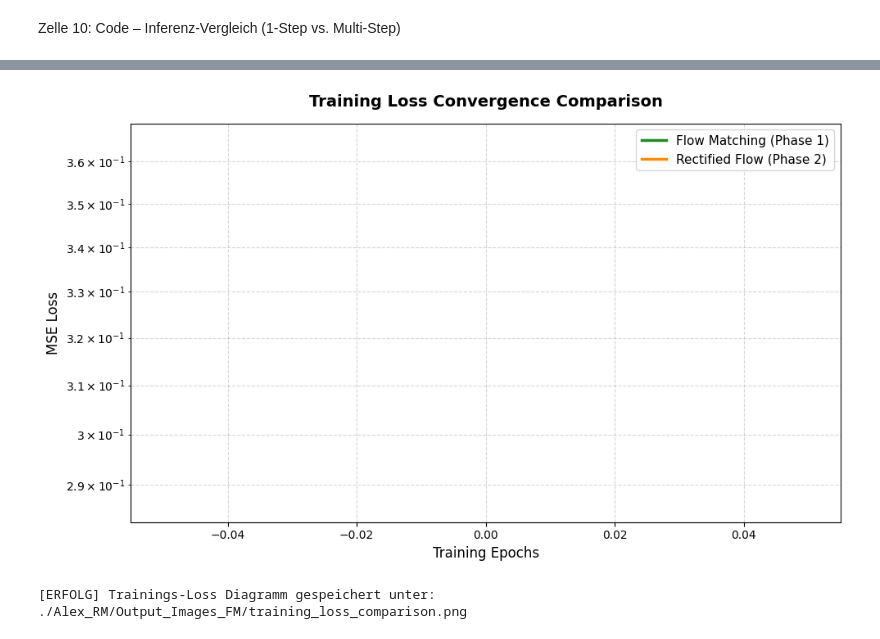
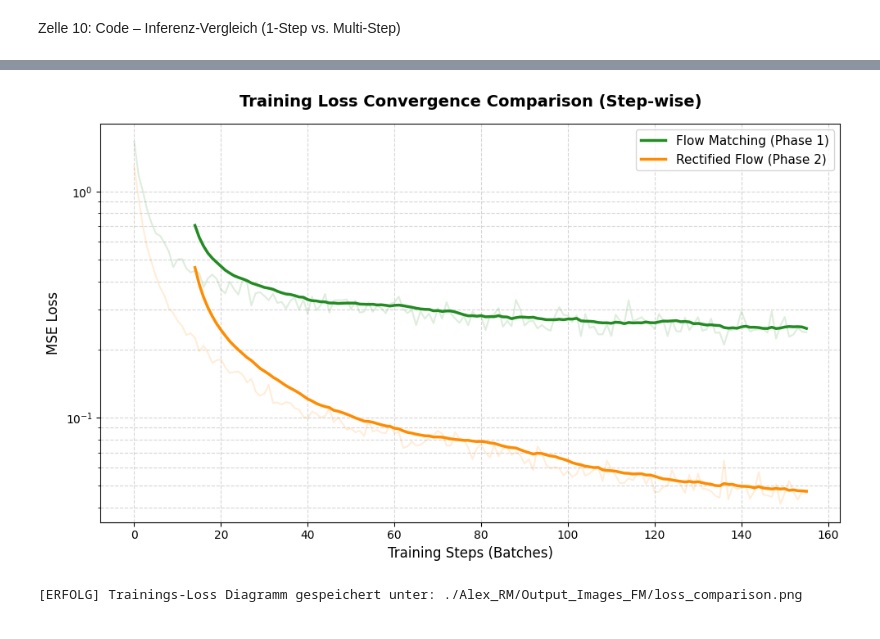
Before and after one commit to joahofmann/antiCeleb064, a Jupyter notebook: FM_RM_Colab_ZBook01_test.ipynb, the cells around one changed output, grey strips where cells are left out. Cells and saved outputs as stored; diff of their text form; code cells hidden in the pictures.

Commit message:
Execute short test run with step-wise training loss calculation

```diff
--- a/FM_RM_Colab_ZBook01_test.ipynb
+++ b/FM_RM_Colab_ZBook01_test.ipynb
@@ -459,13 +459,14 @@ if not SKIP_PHASE_1:
             scaler.step(Optimizer)
             scaler.update()
 
+            # Log step-wise loss (no averaging)
+            fm_losses_history.append(Loss.item())
             Gesamt_Loss += Loss.item()
 
         Durchschnitts_Loss = Gesamt_Loss / len(Mein_DataLoader)
-        fm_losses_history.append(Durchschnitts_Loss)
 
         if Epoche % 10 == 0 or Epoche == 1 or Epoche == EPOCHS:
-            print(f"Epoche [{Epoche}/{EPOCHS}] -> Durchschnittlicher Loss: {Durchschnitts_Loss:.6f}")
+            print(f"Epoche [{Epoche}/{EPOCHS}] -> Letzter Batch Loss: {Loss.item():.6f} | Durchschnittlicher Loss: {Durchschnitts_Loss:.6f}")
 
         # Sichern von Zwischen-Checkpoints
         if Epoche % 25 == 0 or (TEST_MODE and EPOCHS <= 10 and Epoche % 1 == 0):
@@ -474,7 +475,7 @@ if not SKIP_PHASE_1:
                 'epoch': Epoche,
                 'model_state_dict': Modell.state_dict(),
                 'optimizer_state_dict': Optimizer.state_dict(),
-                'loss': Durchschnitts_Loss,
+                'loss': Loss.item(),
                 'losses_history': fm_losses_history,
             }, checkpoint_path)
             print(f"[INFO] Checkpoint gesichert: {checkpoint_path}")
@@ -484,7 +485,7 @@ if not SKIP_PHASE_1:
         'epoch': EPOCHS,
         'model_state_dict': Modell.state_dict(),
         'optimizer_state_dict': Optimizer.state_dict(),
-        'loss': Durchschnitts_Loss,
+        'loss': Loss.item(),
         'losses_history': fm_losses_history,
     }, DRIVE_CHECKPOINTS + "/flow_matching_final_checkpoint.pth")
     print("[INFO] Training Phase 1 abgeschlossen und alle finalen Daten gesichert.")
@@ -659,13 +660,14 @@ if not SKIP_PHASE_2:
             scaler_rf.step(Optimizer_RF)
             scaler_rf.update()
 
+            # Log step-wise loss (no averaging)
+            rf_losses_history.append(Loss.item())
             Gesamt_Loss_RF += Loss.item()
 
         Durchschnitts_Loss_RF = Gesamt_Loss_RF / len(Begradigter_Datensatz)
-        rf_losses_history.append(Durchschnitts_Loss_RF)
 
         if Epoche % 10 == 0 or Epoche == 1 or Epoche == target_rf_epochs:
-            print(f"RF-Epoche [{Epoche}/{target_rf_epochs}] -> Loss: {Durchschnitts_Loss_RF:.6f}")
+            print(f"RF-Epoche [{Epoche}/{target_rf_epochs}] -> Letzter Batch Loss: {Loss.item():.6f} | Durchschnitt: {Durchschnitts_Loss_RF:.6f}")
 
         # Speichern von Zwischen-Checkpoints in Phase 2
         if Epoche % 25 == 0 or (TEST_MODE and target_rf_epochs <= 10 and Epoche % 1 == 0):
@@ -674,7 +676,7 @@ if not SKIP_PHASE_2:
                 'epoch': Epoche,
                 'model_state_dict': Modell_RF.state_dict(),
                 'optimizer_state_dict': Optimizer_RF.state_dict(),
-                'loss': Durchschnitts_Loss_RF,
+                'loss': Loss.item(),
                 'losses_history': rf_losses_history,
             }, checkpoint_path_rf)
             print(f"[INFO] Phase 2 Checkpoint gesichert: {checkpoint_path_rf}")
@@ -686,7 +688,7 @@ if not SKIP_PHASE_2:
         'epoch': target_rf_epochs,
         'model_state_dict': Modell_RF.state_dict(),
         'optimizer_state_dict': Optimizer_RF.state_dict(),
-        'loss': Durchschnitts_Loss_RF,
+        'loss': Loss.item(),
         'losses_history': rf_losses_history,
     }, DRIVE_CHECKPOINTS_RF + "/rectified_flow_final_checkpoint.pth")
     print("[ERFOLG] Rectified Flow Modell (2-RF) trainiert und final gespeichert.")
@@ -983,6 +900,6 @@ print(f"[ERFOLG] Diagramm unter {plot_path} gespeichert!")
 # %%
 # ==========================================
-# 13. TRAINING LOSS CONVERGENCE DIAGRAM
+# 12. TRAINING LOSS CONVERGENCE DIAGRAM
 # ==========================================
 import numpy as np
 import matplotlib.pyplot as plt
@@ -992,59 +909,51 @@ def plot_training_loss_curves(fm_losses, rf_losses, output_path):
         print("[HINWEIS] Keine Trainings-Loss-Historie vorhanden (Phasen wurden uebersprungen).")
         return
 
-    def smooth(data, window=5):
+    def smooth(data, window=50):
         if len(data) < window:
             return np.array(data)
         return np.convolve(data, np.ones(window)/window, mode='valid')
 
     fig, ax = plt.subplots(figsize=(10, 6))
 
     # 1. Flow Matching (Phase 1)
     if fm_losses:
         fm_raw = np.array(fm_losses)
-        ax.plot(fm_raw, color='forestgreen', alpha=0.25, linestyle=':')
-        window_size = max(1, len(fm_losses) // 10)
-        if window_size > 1:
-            fm_smooth = smooth(fm_raw, window=window_size)
-            ax.plot(np.arange(len(fm_smooth)) + (window_size - 1), fm_smooth, color='forestgreen', linewidth=2.5, label='Flow Matching (Phase 1, Smoothed)')
-        else:
-            ax.plot(fm_raw, color='forestgreen', linewidth=2.5, marker='o', label='Flow Matching (Phase 1)')
+        # Plot raw losses (unsmoothed batch steps) in low opacity
+        ax.plot(fm_raw, color='forestgreen', alpha=0.15)
+        # Plot smoothed curve
+        window_size = max(5, len(fm_losses) // 10)
+        fm_smooth = smooth(fm_raw, window=window_size)
+        ax.plot(np.arange(len(fm_smooth)) + (window_size - 1), fm_smooth, color='forestgreen', linewidth=2.5, label='Flow Matching (Phase 1)')
 
     # 2. Rectified Flow (Phase 2)
     if rf_losses:
         rf_raw = np.array(rf_losses)
-        ax.plot(rf_raw, color='darkorange', alpha=0.25, linestyle=':')
-        window_size = max(1, len(rf_losses) // 10)
-        if window_size > 1:
-            rf_smooth = smooth(rf_raw, window=window_size)
-            ax.plot(np.arange(len(rf_smooth)) + (window_size - 1), rf_smooth, color='darkorange', linewidth=2.5, label='Rectified Flow (Phase 2, Smoothed)')
-        else:
-            ax.plot(rf_raw, color='darkorange', linewidth=2.5, marker='o', label='Rectified Flow (Phase 2)')
+        # Plot raw losses in low opacity
+        ax.plot(rf_raw, color='darkorange', alpha=0.15)
+        # Plot smoothed curve
+        window_size = max(5, len(rf_losses) // 10)
+        rf_smooth = smooth(rf_raw, window=window_size)
+        ax.plot(np.arange(len(rf_smooth)) + (window_size - 1), rf_smooth, color='darkorange', linewidth=2.5, label='Rectified Flow (Phase 2)')
 
-    ax.set_title("Training Loss Convergence Comparison", fontsize=14, fontweight='bold', pad=15)
-    ax.set_xlabel("Training Epochs", fontsize=12)
+    ax.set_title("Training Loss Convergence Comparison (Step-wise)", fontsize=14, fontweight='bold', pad=15)
+    ax.set_xlabel("Training Steps (Batches)", fontsize=12)
     ax.set_ylabel("MSE Loss", fontsize=12)
     ax.set_yscale("log")
     ax.grid(True, which="both", linestyle="--", alpha=0.5)
     ax.legend(fontsize=11, loc="upper right")
-
-    # Adjust x-ticks if we only have one epoch
-    max_len = max(len(fm_losses) if fm_losses else 0, len(rf_losses) if rf_losses else 0)
-    if max_len <= 1:
-        ax.set_xticks([0])
-        ax.set_xticklabels(["Epoch 1"])
 
     plt.tight_layout()
     plt.savefig(output_path, dpi=150)
     plt.show()
     print(f"[ERFOLG] Trainings-Loss Diagramm gespeichert unter: {output_path}")
 
 # Run plotting
 plot_training_loss_curves(
     fm_losses_history,
     rf_losses_history,
-    DRIVE_OUTPUT_IMAGES + "/training_loss_comparison.png"
+    DRIVE_OUTPUT_IMAGES + "/loss_comparison.png"
 )
 # %% [output]
-[figure, old version]
+[figure, new version]
-[ERFOLG] Trainings-Loss Diagramm gespeichert unter: ./Alex_RM/Output_Images_FM/training_loss_comparison.png
+[ERFOLG] Trainings-Loss Diagramm gespeichert unter: ./Alex_RM/Output_Images_FM/loss_comparison.png
```
Also changed, not shown: parts of 6 cells of this notebook.
